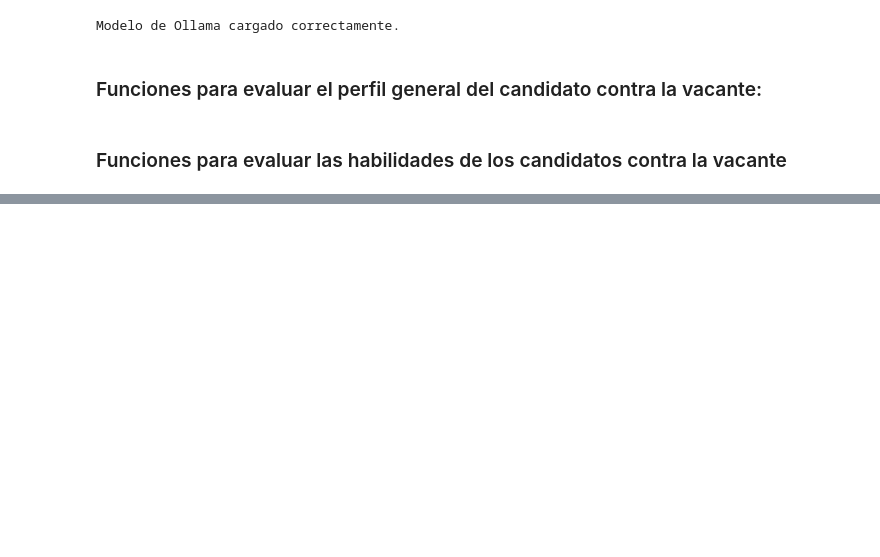
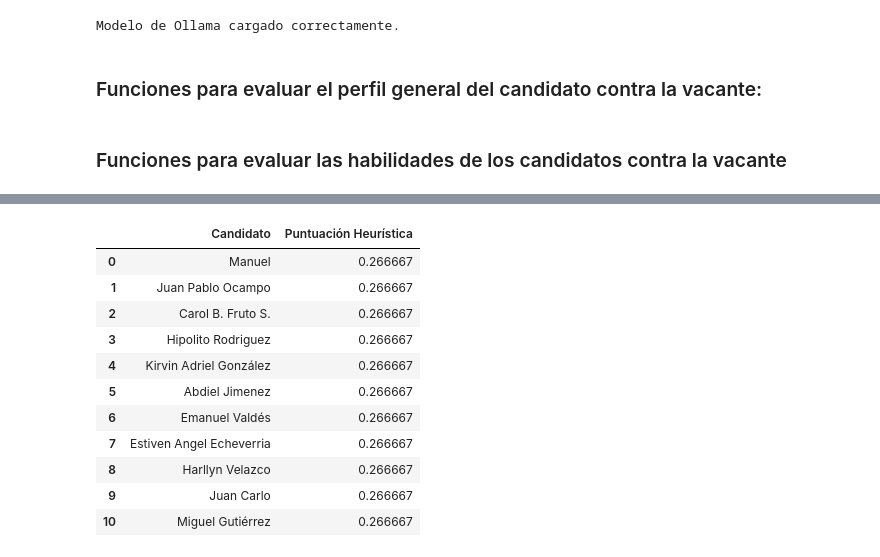
Before and after one commit to StevoAngel/ProfileMatchAI, a Jupyter notebook: ProfileMatchAI.ipynb, the cells around one changed output, grey strips where cells are left out. Cells and saved outputs as stored; diff of their text form; code cells hidden in the pictures; blank space fills up the shorter version.

```diff
--- a/ProfileMatchAI.ipynb
+++ b/ProfileMatchAI.ipynb
@@ -436,7 +446,20 @@ display(scoresDF) # Mostrar el DataFrame
 # %%
 # Crear un DataFrame con los scores:
-heuristicScoresDF = pd.DataFrame(list(heuristicScores.items()), columns=['Candidato', 'Puntuación Heurística']) # Crear un DataFrame
+heuristicScoresDF = pd.DataFrame(list(skillScores.items()), columns=['Candidato', 'Puntuación Heurística']) # Crear un DataFrame
 display(heuristicScoresDF) # Mostrar el DataFrame
+# %% [output]
+|  | Candidato | Puntuación Heurística |
+| 0 | Manuel | 0.266667 |
+| 1 | Juan Pablo Ocampo | 0.266667 |
+| 2 | Carol B. Fruto S. | 0.266667 |
+| 3 | Hipolito Rodriguez | 0.266667 |
+| 4 | Kirvin Adriel González | 0.266667 |
+| 5 | Abdiel Jimenez | 0.266667 |
+| 6 | Emanuel Valdés | 0.266667 |
+| 7 | Estiven Angel Echeverria | 0.266667 |
+| 8 | Harllyn Velazco | 0.266667 |
+| 9 | Juan Carlo | 0.266667 |
+| 10 | Miguel Gutiérrez | 0.266667 |
 # %%
 combinedScoresDF = pd.DataFrame(list(combinedScores.items()), columns=['Candidato', 'Porcentaje de afinidad']) # Crear un DataFrame
 display(combinedScoresDF) # Mostrar el DataFrame
```
Also changed, not shown: parts of 11 cells of this notebook.
